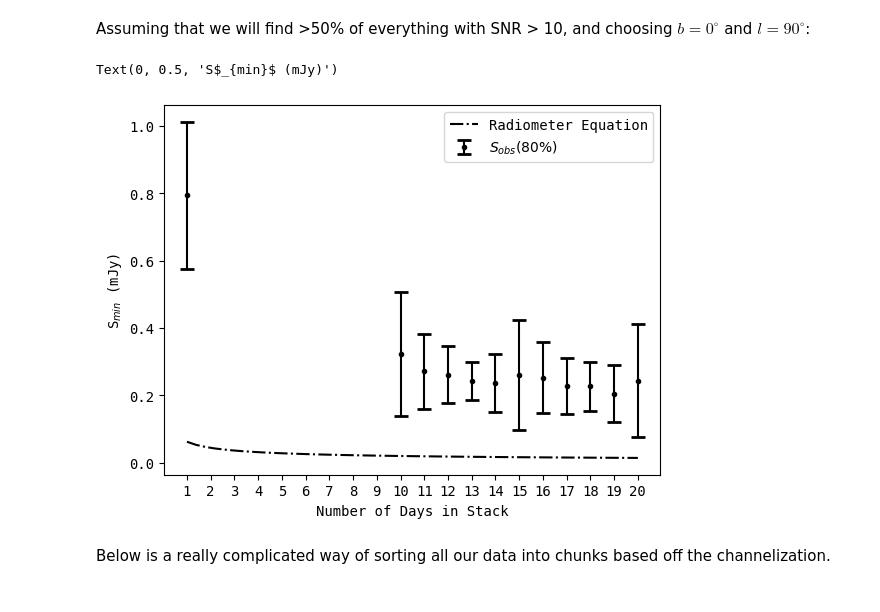
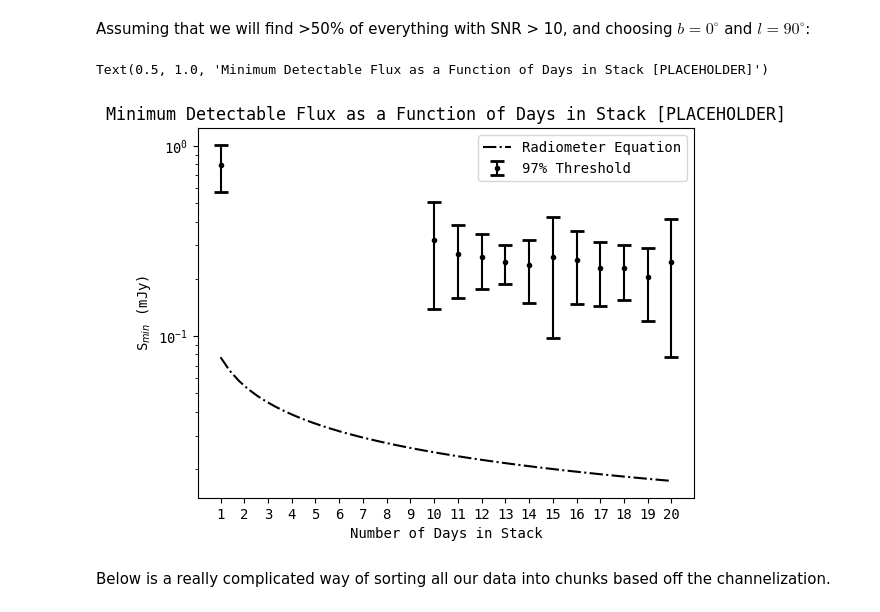
Before and after one commit to chime-sps/Transmissivity, a Jupyter notebook: results/sensitivity_dropoff.ipynb, the cells around one changed output. Drawn from its saved outputs; the diff is of its cells as text; code cells hidden in the pictures.

Commit message:
sensitivity plots

```diff
--- a/results/sensitivity_dropoff.ipynb
+++ b/results/sensitivity_dropoff.ipynb
@@ -313,7 +313,7 @@ def get_intrachannel_time(DM, maxDM):
 
     return t_intrachannel
 
-def radiometer(f, DM, SNR, FWHM, maxDM, Ndays = 1):
+def radiometer(f, DM, SNR, FWHM, maxDM, Ndays = 14):
 
     FWHM /= f #in s
     tau = Ndays * 10 * 60
@@ -342,22 +342,24 @@ def get_Scurve(f, DM, maxDM, SNR = 10, FWHM = 0.01):
 # %%
 N = np.arange(1, 20)
 
-Smin = radiometer(1, 10., 8, 0.01, 354, many_days)
+Smin = radiometer(1, 10., 10., 0.01, 354, many_days)
 
 #plt.plot(N, Smin)
-plt.errorbar(days, S_50, yerr = S_err50_up, label = r'$S_{obs}(80\%)$', color = 'black',
+plt.errorbar(days, S_50, yerr = S_err50_up, label = '97% Threshold', color = 'black',
              fmt = '.', capsize=5, capthick=2)
 # plt.plot(many_days, S_50[0] / np.sqrt(many_days), '--', color = 'black',
 #          label = r'$\frac{S_{N = 1}(80\%)}{\sqrt{N}}$')
 plt.plot(many_days, Smin, '-.', color = 'black',
          label = 'Radiometer Equation')
 plt.legend()
 plt.xticks(range(1, 21))
 plt.xlabel('Number of Days in Stack')
 plt.ylabel(r'S$_{min}$ (mJy)')
+plt.yscale('log')
+plt.title('Minimum Detectable Flux as a Function of Days in Stack [PLACEHOLDER]')
 # %% [output]
-Text(0, 0.5, 'S$_{min}$ (mJy)')
+Text(0.5, 1.0, 'Minimum Detectable Flux as a Function of Days in Stack [PLACEHOLDER]')
-[figure, old version]
+[figure, new version]
 # %% [markdown]
 Below is a really complicated way of sorting all our data into chunks based off the channelization.
 # %%
```
Also changed, not shown: parts of 1 cell of this notebook.
